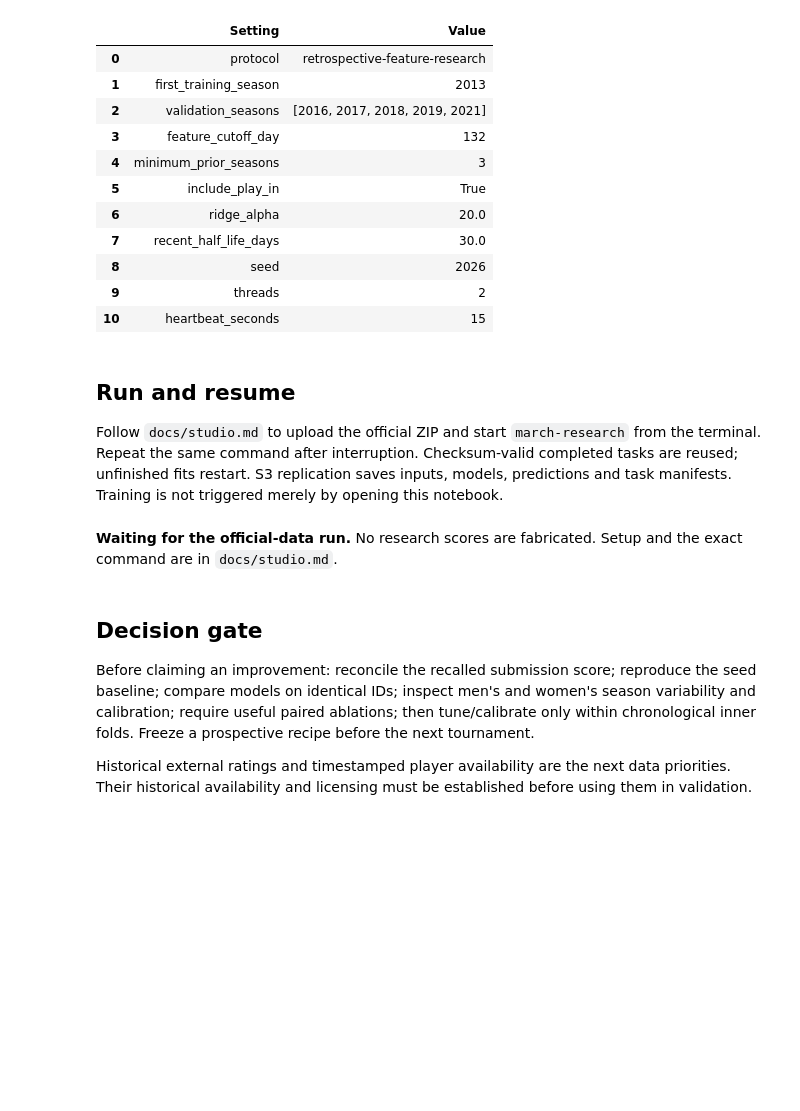
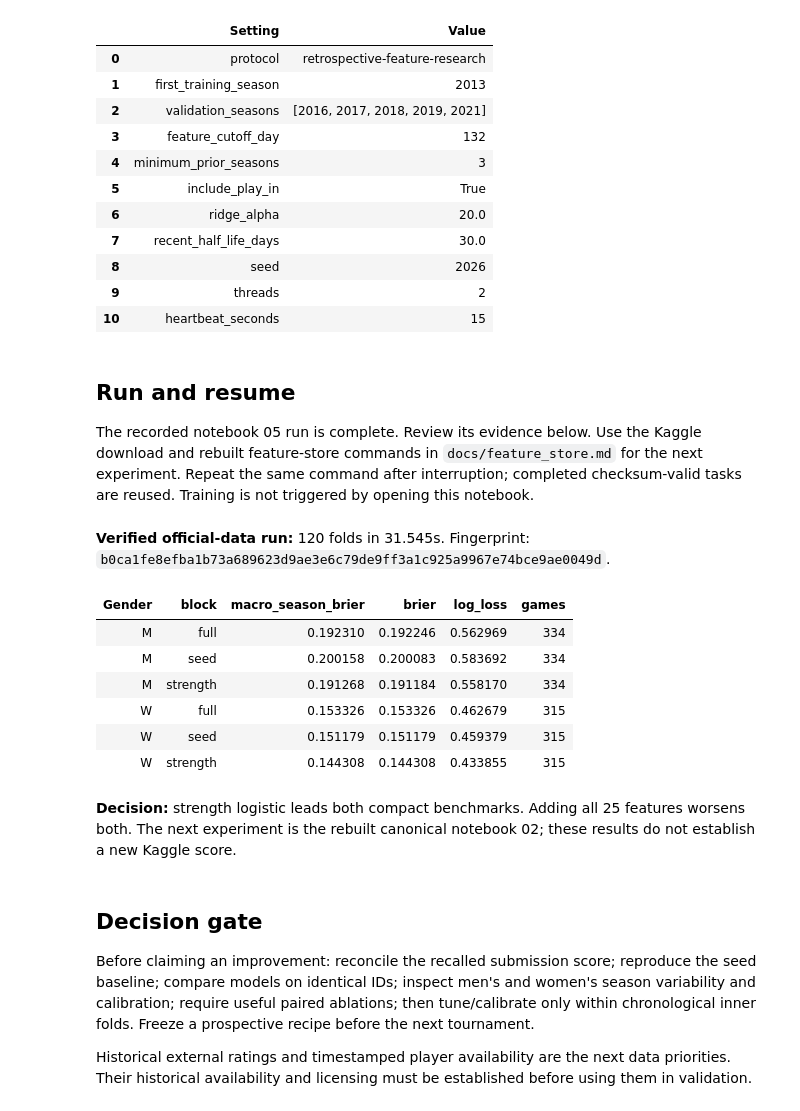
Before and after one commit to alvaromendizabal/march-machine-learning-mania-2026, a Jupyter notebook: notebooks/05_feature_research.ipynb, the cells around one changed output. Saved outputs shown, nothing was run; the diff lists cells and outputs as text; code cells hidden in the pictures; blank space fills up the shorter version.

```diff
--- a/notebooks/05_feature_research.ipynb
+++ b/notebooks/05_feature_research.ipynb
@@ -83,35 +83,40 @@ display(pd.DataFrame({"Setting": list(config), "Value": [str(v) for v in config.
 # %% [markdown]
 ## Run and resume
 
-Follow `docs/studio.md` to upload the official ZIP and start `march-research` from the terminal. Repeat the same command after interruption. Checksum-valid completed tasks are reused; unfinished fits restart. S3 replication saves inputs, models, predictions and task manifests. Training is not triggered merely by opening this notebook.
+The recorded notebook 05 run is complete. Review its evidence below. Use the Kaggle download and rebuilt feature-store commands in `docs/feature_store.md` for the next experiment. Repeat the same command after interruption; completed checksum-valid tasks are reused. Training is not triggered by opening this notebook.
 # %%
-if (RUN / "summary.json").exists():
-    summary = json.loads((RUN / "summary.json").read_text())
-    display(Markdown(f"**Run status:** {summary['status']} · "
-                     f"**Fold tasks:** {summary['fold_tasks']} · "
-                     f"**Elapsed seconds:** {summary['elapsed_seconds']}"))
-    results = pd.read_csv(RUN / "leaderboard.csv")
-    display(results.sort_values(["Gender", "macro_season_brier"]))
-    display(pd.read_csv(RUN / "ablation_intervals.csv"))
-    fig, axes = plt.subplots(1, 2, figsize=(12, 4), sharey=True)
-    for ax, gender in zip(axes, ["M", "W"]):
-        table = results.query("Gender == @gender").pivot(index="block", columns="model",
-                                                          values="macro_season_brier")
-        table.plot.bar(ax=ax, color=["#087e8b", "#457b9d"])
-        ax.set_title({"M": "Men", "W": "Women"}[gender])
-        ax.set_ylabel("Macro season Brier")
-        ax.tick_params(axis="x", rotation=35)
-    fig.tight_layout()
-    display(fig)
-    plt.close(fig)
-    display(Markdown("Open `outputs/research/report.html` for the interactive report. "
-                     "Negative ablation deltas favor the added feature block. "
-                     "Few seasons and multiple comparisons limit these intervals."))
+from pathlib import Path
+import json
+import pandas as pd
+from IPython.display import display, Markdown, HTML
+
+result_dir = ROOT / "outputs/research"
+if not (result_dir / "summary.json").exists():
+    result_dir = ROOT / "reports/research"
+    evidence = json.loads((result_dir / "run.json").read_text())
+    summary = evidence["summary"]
+    import hashlib
+    for name, expected in evidence["sha256"].items():
+        assert hashlib.sha256((result_dir / name).read_bytes()).hexdigest() == expected, name
 else:
-    display(Markdown("**Waiting for the official-data run.** No research scores are fabricated. "
-                     "Setup and the exact command are in `docs/studio.md`."))
+    summary = json.loads((result_dir / "summary.json").read_text())
+assert summary["status"] == "completed", "The selected run is not complete"
+display(Markdown(f"**Verified official-data run:** {summary['fold_tasks']} folds in {summary['elapsed_seconds']:.3f}s. Fingerprint: `{summary['fingerprint']}`."))
+leaderboard = pd.read_csv(result_dir / "leaderboard.csv")
+display(HTML(leaderboard.query("model == 'logistic' and block in ['seed','strength','full']")
+             [["Gender","block","macro_season_brier","brier","log_loss","games"]]
+             .to_html(index=False, float_format=lambda value: f"{value:.6f}")))
+display(Markdown("**Decision:** strength logistic leads both compact benchmarks. Adding all 25 features worsens both. The next experiment is the rebuilt canonical notebook 02; these results do not establish a new Kaggle score."))
 # %% [output]
-**Waiting for the official-data run.** No research scores are fabricated. Setup and the exact command are in `docs/studio.md`.
+**Verified official-data run:** 120 folds in 31.545s. Fingerprint: `b0ca1fe8efba1b73a689623d9ae3e6c79de9ff3a1c925a9967e74bce9ae0049d`.
+| Gender | block | macro_season_brier | brier | log_loss | games |
+| M | full | 0.192310 | 0.192246 | 0.562969 | 334 |
+| M | seed | 0.200158 | 0.200083 | 0.583692 | 334 |
+| M | strength | 0.191268 | 0.191184 | 0.558170 | 334 |
+| W | full | 0.153326 | 0.153326 | 0.462679 | 315 |
+| W | seed | 0.151179 | 0.151179 | 0.459379 | 315 |
+| W | strength | 0.144308 | 0.144308 | 0.433855 | 315 |
+**Decision:** strength logistic leads both compact benchmarks. Adding all 25 features worsens both. The next experiment is the rebuilt canonical notebook 02; these results do not establish a new Kaggle score.
 # %% [markdown]
 ## Decision gate
 
```
Also changed, not shown: parts of 2 cells of this notebook, 44 other files.
